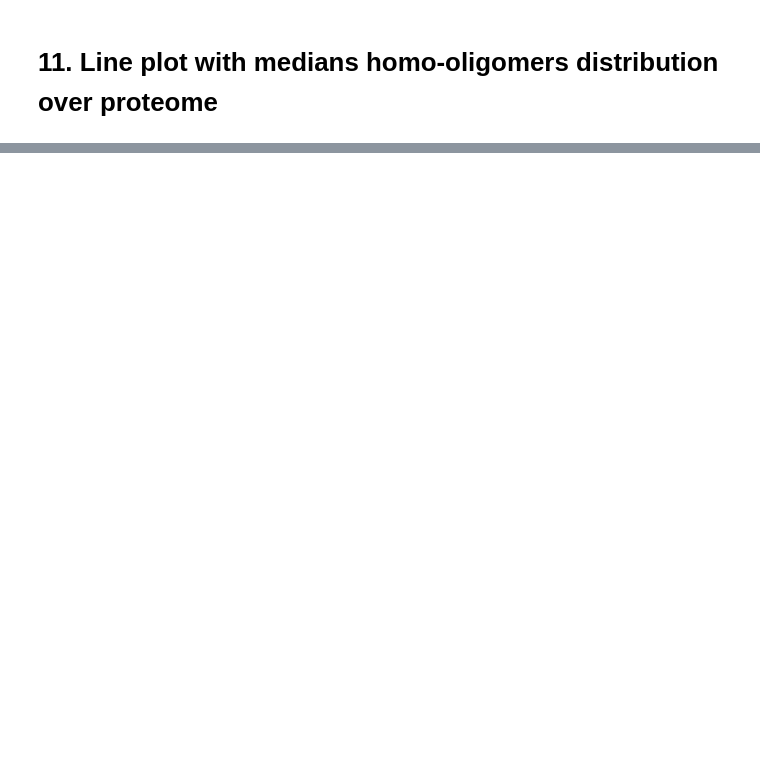
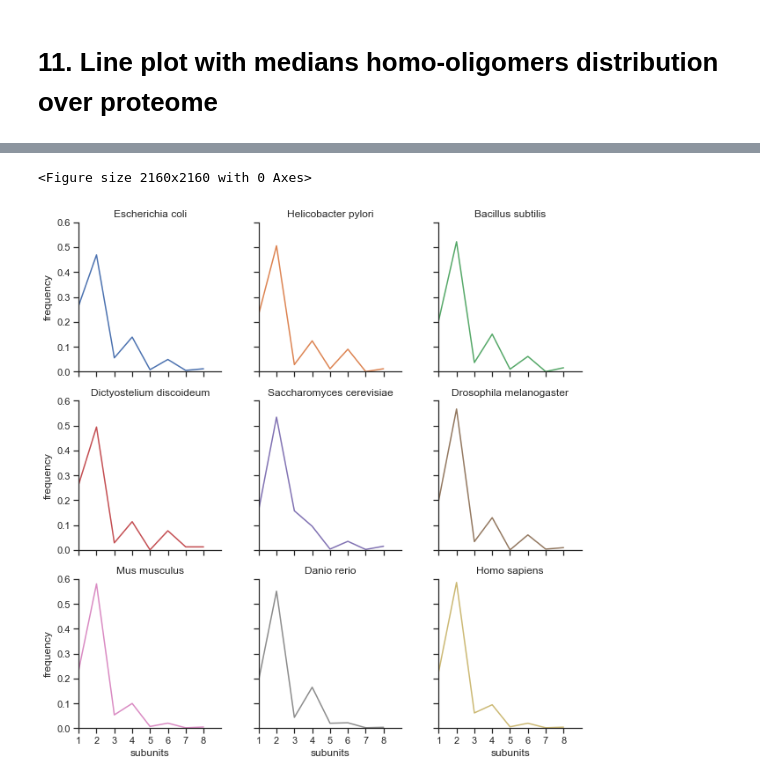
Before and after one commit to LenaDanielli/Protein-homo-oligomer-distribution, a Jupyter notebook: Protein_classification.ipynb, the cells around one changed output, grey strips where cells are left out. Saved outputs shown, nothing was run; the diff lists cells and outputs as text; code cells hidden in the pictures; blank space fills up the shorter version.

```diff
--- a/Protein_classification.ipynb
+++ b/Protein_classification.ipynb
@@ -230,0 +289,13 @@ plt.savefig('proteome_freq2.png')
+# %%
+sns.set(style="ticks", color_codes=True)
+
+plt.figure(figsize = (30, 30))
+
+g = sns.FacetGrid(df_freq_proteome, col = 'organism', col_wrap=3, hue = 'organism', margin_titles=True)
+g = g.map(plt.plot, 'subunits', "frequency").set(xlim=(1, 9), ylim=(0, 0.6), xticks=np.arange(1, 9, 1))
+g.set_titles(row_template = '{row_name}', col_template = '{col_name}')
+
+plt.show()
+# %% [output]
+<Figure size 2160x2160 with 0 Axes>
+[figure, added]
```
Also changed, not shown: parts of 14 cells of this notebook.
